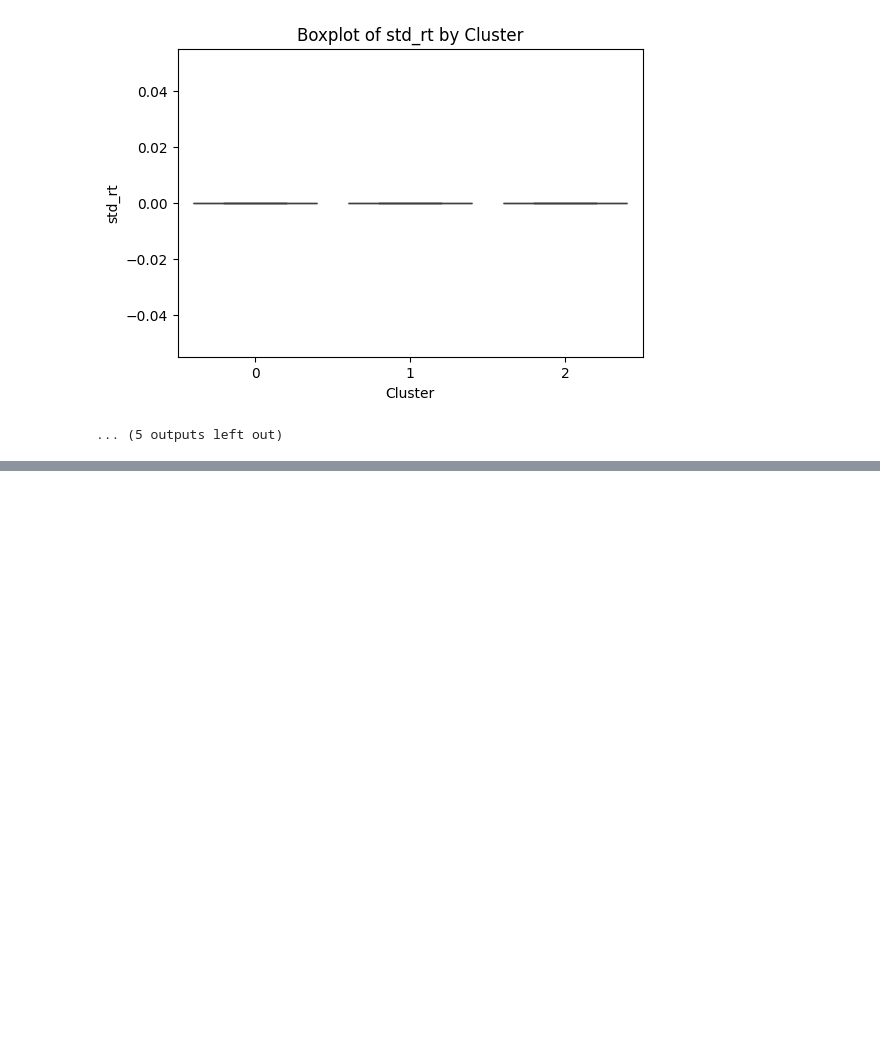
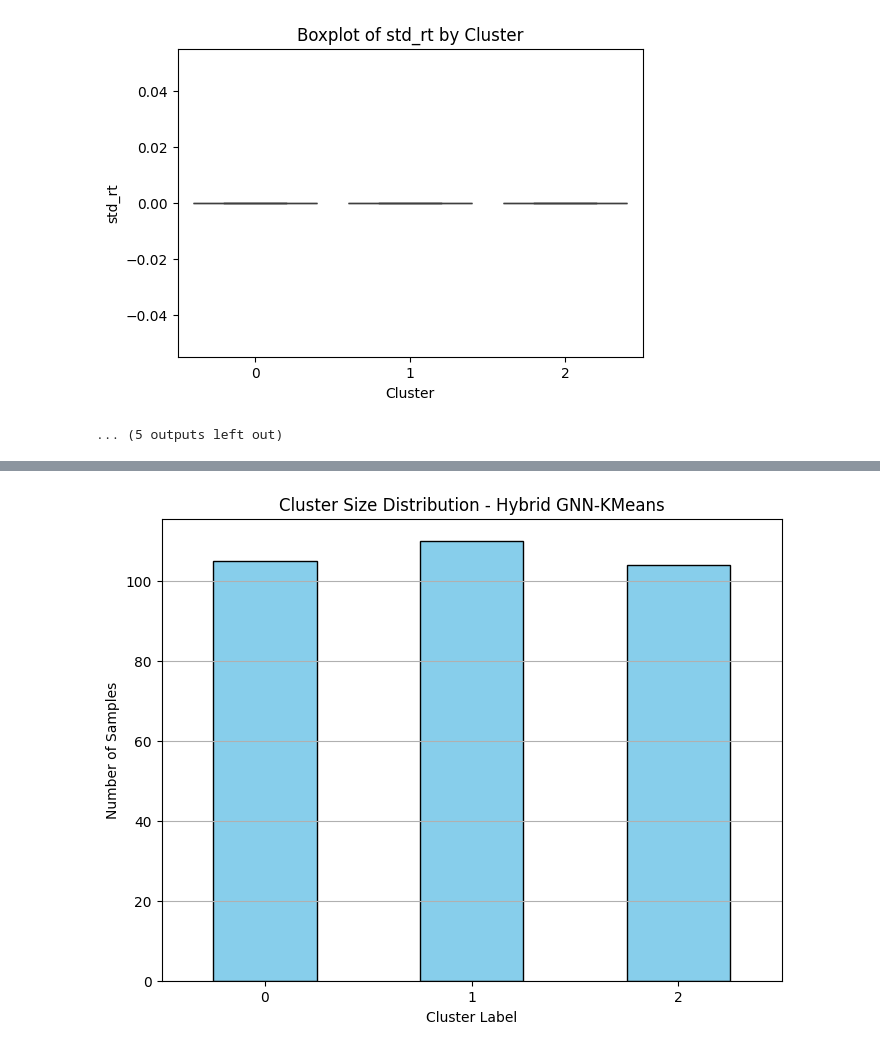
Before and after one commit to AyeshaAnzerBCIT/Multisource, a Jupyter notebook: BehavioralData_KNN.ipynb, the cells around one changed output, grey strips where cells are left out. Saved outputs shown, nothing was run; the diff lists cells and outputs as text; code cells hidden in the pictures; blank space fills up the shorter version.

```diff
--- a/BehavioralData_KNN.ipynb
+++ b/BehavioralData_KNN.ipynb
@@ -660,0 +1371,17 @@ Cluster
+# %%
+def plot_cluster_distribution(df):
+    """Plots cluster size distribution for the Hybrid GNN-KMeans approach"""
+    cluster_counts = df["Hybrid_GNN_KMeans"].value_counts().sort_index()
+
+    plt.figure(figsize=(8,6))
+    cluster_counts.plot(kind="bar", color="skyblue", edgecolor="black")
+    plt.xlabel("Cluster Label")
+    plt.ylabel("Number of Samples")
+    plt.title("Cluster Size Distribution - Hybrid GNN-KMeans")
+    plt.xticks(rotation=0)
+    plt.grid(axis="y")
+    plt.show()
+
+plot_cluster_distribution(df)
+# %% [output]
+[figure, added]
```
Also changed, not shown: parts of 10 cells of this notebook.
